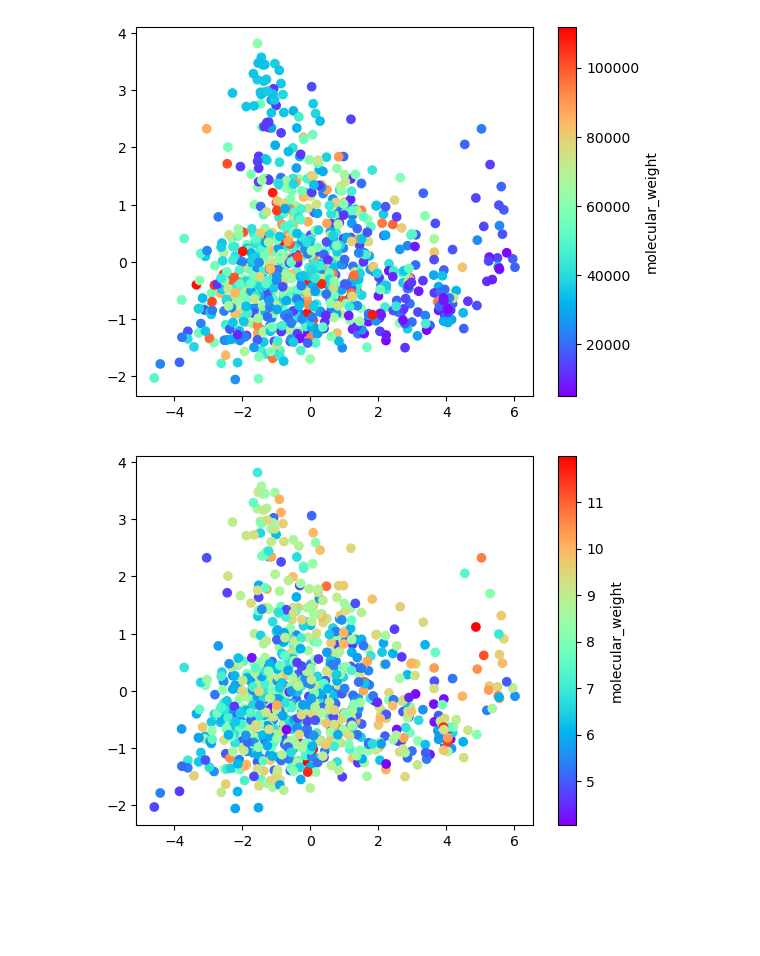
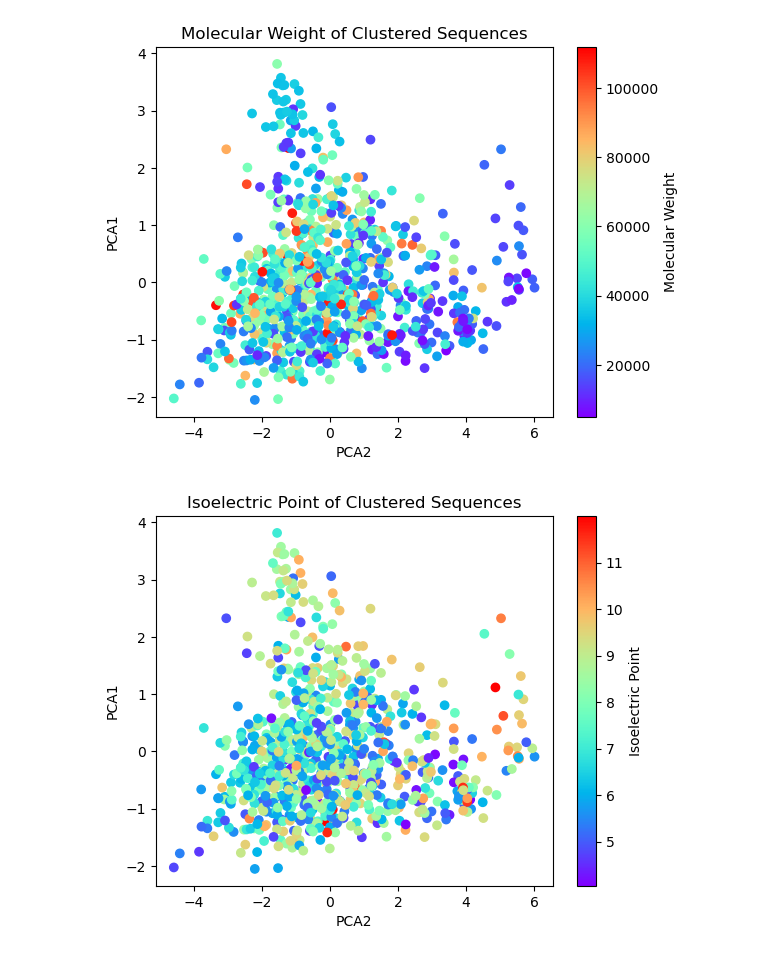
Before and after one commit to lewinsohndp/NLPProject, a Jupyter notebook: cluster_properties.ipynb, the cells around one changed output. Saved outputs shown, nothing was run; the diff lists cells and outputs as text; code cells hidden in the pictures; blank space fills up the shorter version.

```diff
--- a/cluster_properties.ipynb
+++ b/cluster_properties.ipynb
@@ -10,4 +12,2 @@ from sklearn.cluster import AgglomerativeClustering
 # %%
 seqids, fastas = uniprot.read_fasta(r"C:\Users\marcu\Natural Language Processing\Final_Project\uniprot_sprot.fasta\uniprot_sprot.fasta")
-# %%
-x = fastas[seqids[0]]['sequence']
@@ -68,3 +56,0 @@ from sklearn import cluster
-# %%
-pca = PCA(n_components=2)
-srPCA = pca.fit_transform(sequence_representations)
@@ -101,7 +85,12 @@ molecular_weight = [e.molecular_weight() for e in biochemProps]
 # %%
+#Ploting same cluster plot but with respect to molecular weight
+molecular_weight = [e.molecular_weight() for e in biochemProps]
 plt.scatter(srPCA[:,0], srPCA[:,1], c = molecular_weight, cmap='rainbow')
+plt.ylabel('PCA1')
+plt.xlabel('PCA2')
+plt.title('Molecular Weight of Clustered Sequences')
 cbar = plt.colorbar()
-cbar.set_label('molecular_weight')
+cbar.set_label('Molecular Weight')
 plt.show()
 # %% [output]
-[figure, old version]
+[figure, new version]
@@ -110,7 +97,12 @@ isoelectric_point = [e.isoelectric_point() for e in biochemProps]
 # %%
+#Plotting same cluster plot but with respect to isoelectric point
+isoelectric_point = [e.isoelectric_point() for e in biochemProps]
 plt.scatter(srPCA[:,0], srPCA[:,1], c = isoelectric_point, cmap='rainbow')
+plt.ylabel('PCA1')
+plt.xlabel('PCA2')
+plt.title('Isoelectric Point of Clustered Sequences')
 cbar = plt.colorbar()
-cbar.set_label('molecular_weight')
+cbar.set_label('Isoelectric Point')
 plt.show()
 # %% [output]
-[figure, old version]
+[figure, new version]
```
Also changed, not shown: parts of 21 cells of this notebook.
